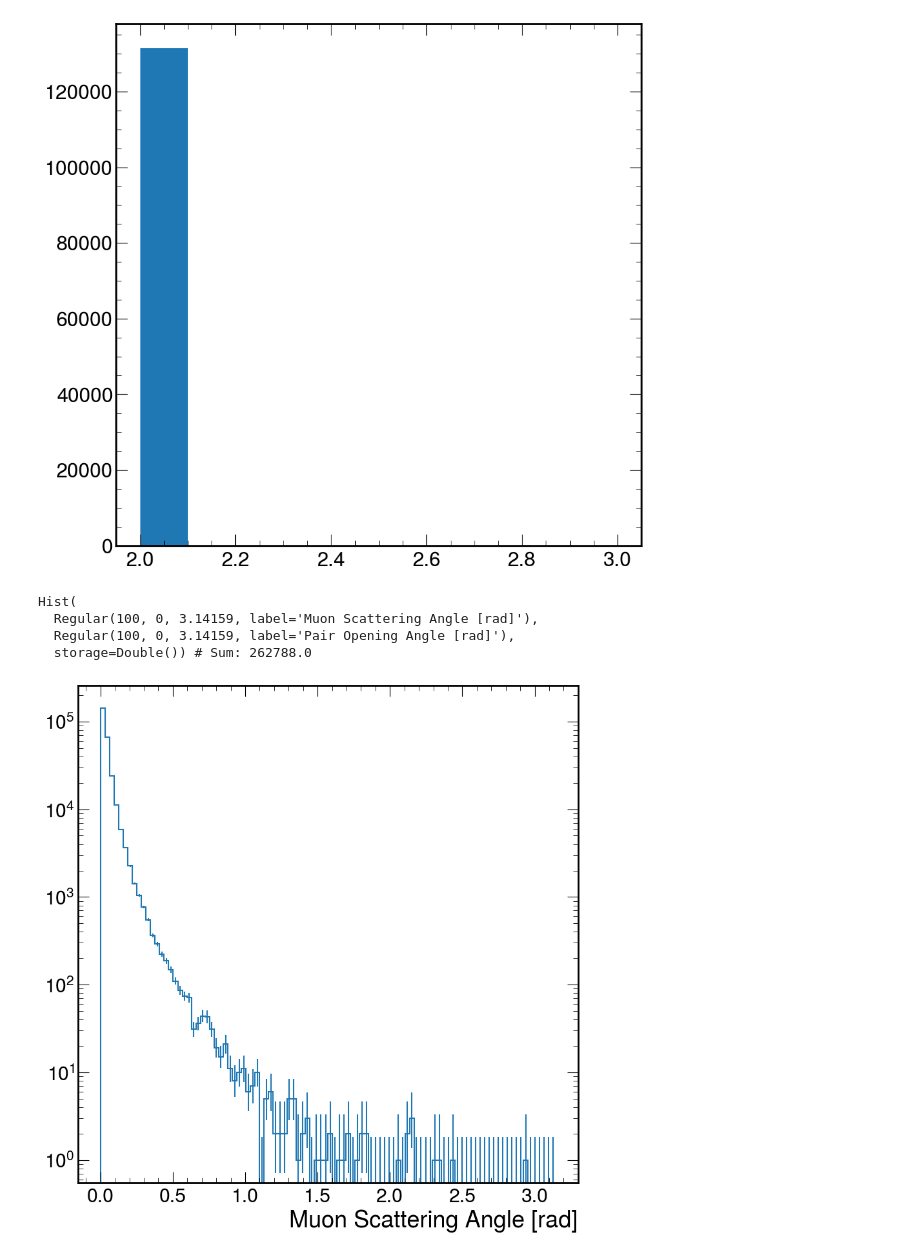
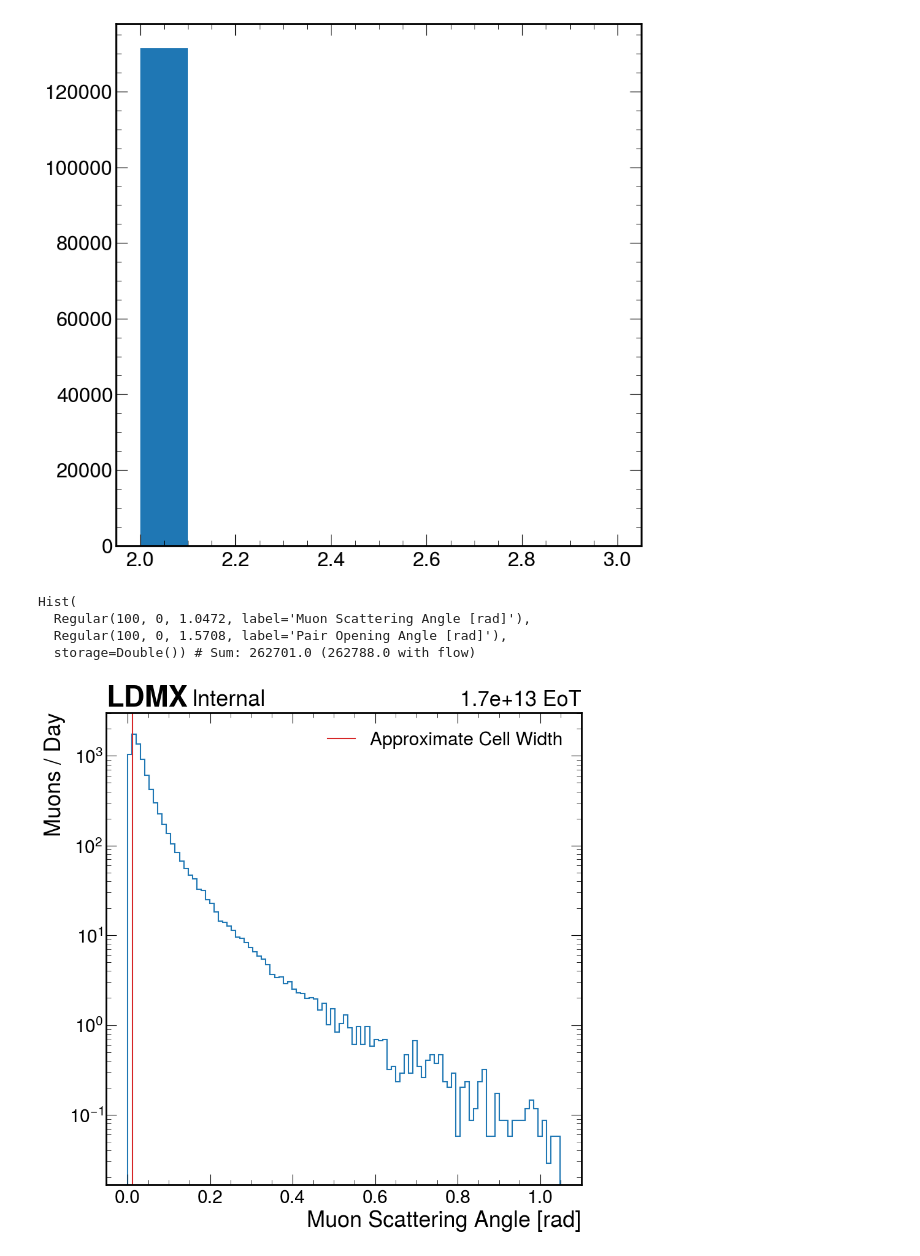
Before and after one commit to tomeichlersmith/ldmx-dimuon, a Jupyter notebook: ldmx/true-muons.ipynb, the cells around one changed output. Saved outputs shown, nothing was run; the diff lists cells and outputs as text; code cells hidden in the pictures.

```diff
--- a/ldmx/true-muons.ipynb
+++ b/ldmx/true-muons.ipynb
@@ -5,6 +5,11 @@ import mplhep
 mpl.style.use(mplhep.style.ROOT)
 import matplotlib.pyplot as plt
 
+def title_bar(text=None, *, by_ldmx='Internal', exp_text_kw = dict(), lumitext_kw = dict(), **kwargs):
+    mplhep.label.exp_text('LDMX', by_ldmx, **exp_text_kw, **kwargs)
+    if text is not None:
+        mplhep.label.lumitext(text, **lumitext_kw, **kwargs)
+
 import hist
 import upldmx
 import awkward as ak
@@ -14,3 +19,6 @@ events = upldmx.arrays()
+# %%
+tot_eot = ak.count(events.weight)/ak.sum(events.weight)*20*1e6
+per_day = 1e12/tot_eot
 # %% [markdown]
 1. Muon scattering angle
 2. Muon pair opening angle
@@ -28,8 +38,8 @@ plt.hist(ak.count(muons.genStatus, axis=-1))
 # %%
 angles = (
     hist.Hist.new
-    .Reg(100,0,np.pi,label='Muon Scattering Angle [rad]')
-    .Reg(100,0,np.pi,label='Pair Opening Angle [rad]')
+    .Reg(100,0,np.pi/3,label='Muon Scattering Angle [rad]')
+    .Reg(100,0,np.pi/2,label='Pair Opening Angle [rad]')
     .Double()
 )
 angles.fill(
@@ -42,12 +52,18 @@ angles.fill(
 )
 # %% [output]
 Hist(
-  Regular(100, 0, 3.14159, label='Muon Scattering Angle [rad]'),
-  Regular(100, 0, 3.14159, label='Pair Opening Angle [rad]'),
-  storage=Double()) # Sum: 262788.0
+  Regular(100, 0, 1.0472, label='Muon Scattering Angle [rad]'),
+  Regular(100, 0, 1.5708, label='Pair Opening Angle [rad]'),
+  storage=Double()) # Sum: 262701.0 (262788.0 with flow)
 # %%
-angles[:,sum].plot()
+(angles[:,sum]*per_day/2).plot(flow='none')
+plt.axvline(3/240, label='Approximate Cell Width', color='tab:red')
+plt.legend()
+plt.ylabel('Muons / Day')
+title_bar(f'{tot_eot:.1e} EoT')
 plt.yscale('log')
+plt.savefig('plots/muon-scattering-angle.png', bbox_inches='tight')
+plt.show()
 # %% [output]
-[figure, old version]
+[figure, new version]
 # %%
```
Also changed, not shown: parts of 12 cells of this notebook, 1 other file.
